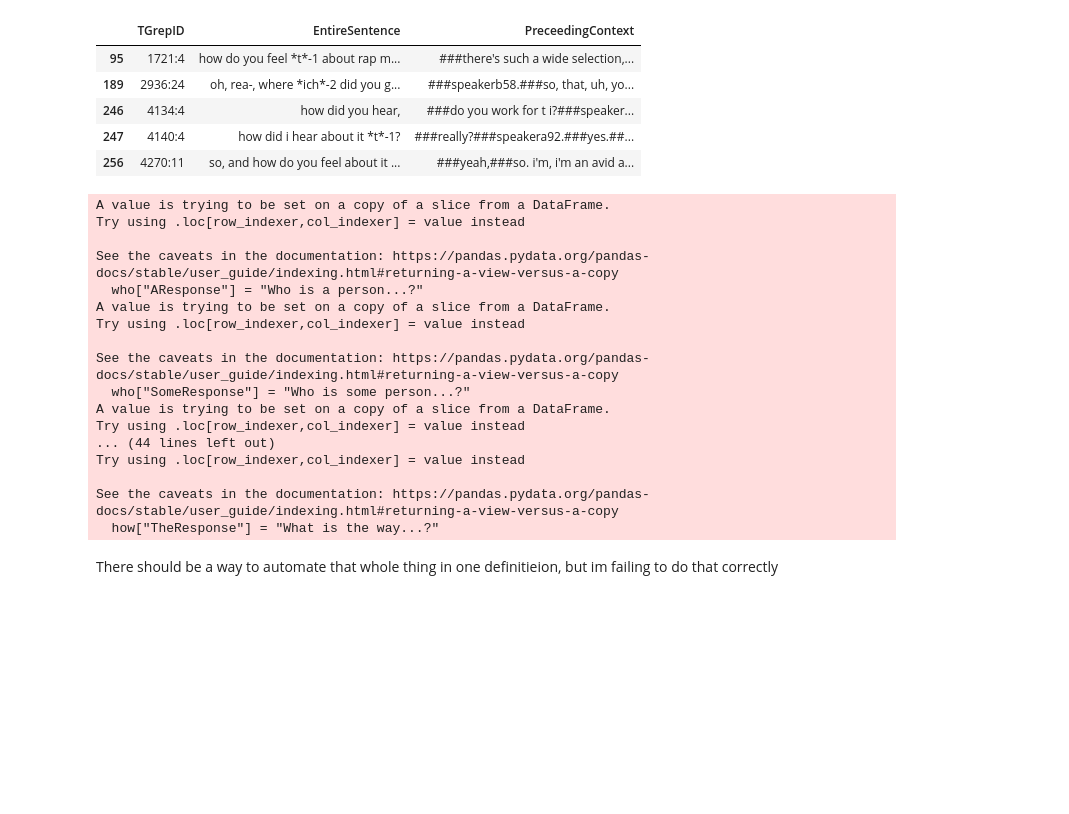
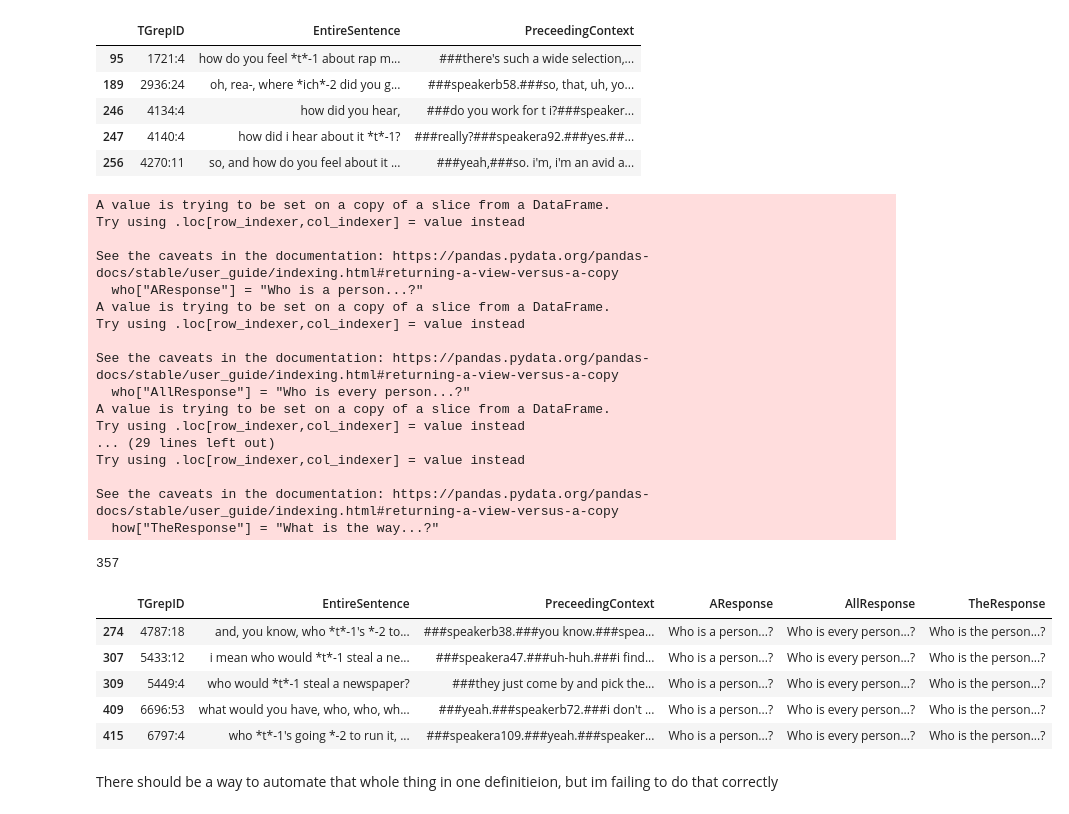
Before and after one commit to mcmoyer11/whquestions-tgrep2, a Jupyter notebook: corpus/analysis/sample_generator.ipynb, the cells around one changed output. Cells and saved outputs as stored; diff of their text form; code cells hidden in the pictures; blank space fills up the shorter version.

```diff
--- a/corpus/analysis/sample_generator.ipynb
+++ b/corpus/analysis/sample_generator.ipynb
@@ -162,19 +162,19 @@ df_valid.head()
 | 256 | 4270:11 | so, and how do you feel about it ... | ###yeah,###so. i'm, i'm an avid a... |
 # %%
 who["AResponse"] = "Who is a person...?"
-who["SomeResponse"] = "Who is some person...?"
+# who["SomeResponse"] = "Who is some person...?"
 who["AllResponse"] = "Who is every person...?"
 who["TheResponse"] = "Who is the person...?"
 
 
 where["AResponse"] = "What is a place...?"
-where["SomeResponse"] = "What is some place...?"
+# where["SomeResponse"] = "What is some place...?"
 where["AllResponse"] = "What is every place...?"
 where["TheResponse"] = "What is the place...?"
 
 
 how["AResponse"] = "What is a way...?"
-how["SomeResponse"] = "What is some way...?"
+# how["SomeResponse"] = "What is some way...?"
 how["AllResponse"] = "What is every way...?"
 how["TheResponse"] = "What is the way...?"
 # %% [output]
@@ -187,16 +187,29 @@ A value is trying to be set on a copy of a slice from a DataFrame.
 Try using .loc[row_indexer,col_indexer] = value instead
 
 See the caveats in the documentation: https://pandas.pydata.org/pandas-docs/stable/user_guide/indexing.html#returning-a-view-versus-a-copy
-  who["SomeResponse"] = "Who is some person...?"
+  who["AllResponse"] = "Who is every person...?"
 A value is trying to be set on a copy of a slice from a DataFrame.
 Try using .loc[row_indexer,col_indexer] = value instead
-... (44 lines left out)
+... (29 lines left out)
 Try using .loc[row_indexer,col_indexer] = value instead
 
 See the caveats in the documentation: https://pandas.pydata.org/pandas-docs/stable/user_guide/indexing.html#returning-a-view-versus-a-copy
   how["TheResponse"] = "What is the way...?"
 # %%
 df_final = pd.concat([who,where,how])
+# %%
+len(df_final)
+# %% [output]
+357
+# %%
+df_final.head()
+# %% [output]
+|  | TGrepID | EntireSentence | PreceedingContext | AResponse | AllResponse | TheResponse |
+| 274 | 4787:18 | and, you know, who *t*-1's *-2 to... | ###speakerb38.###you know.###spea... | Who is a person...? | Who is every person...? | Who is the person...? |
+| 307 | 5433:12 | i mean who would *t*-1 steal a ne... | ###speakera47.###uh-huh.###i find... | Who is a person...? | Who is every person...? | Who is the person...? |
+| 309 | 5449:4 | who would *t*-1 steal a newspaper? | ###they just come by and pick the... | Who is a person...? | Who is every person...? | Who is the person...? |
+| 409 | 6696:53 | what would you have, who, who, wh... | ###yeah.###speakerb72.###i don't ... | Who is a person...? | Who is every person...? | Who is the person...? |
+| 415 | 6797:4 | who *t*-1's going *-2 to run it, ... | ###speakera109.###yeah.###speaker... | Who is a person...? | Who is every person...? | Who is the person...? |
 # %% [markdown]
 There should be a way to automate that whole thing in one definitieion, but im failing to do that correctly
 # %%
```
Also changed, not shown: parts of 14 cells of this notebook, 18 other files.
